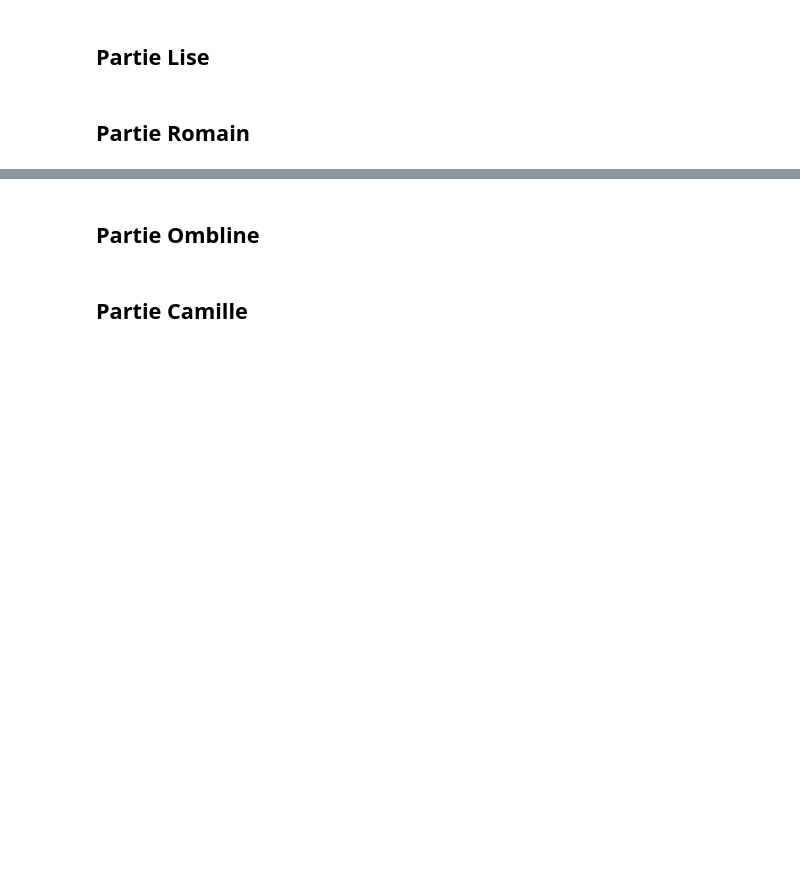
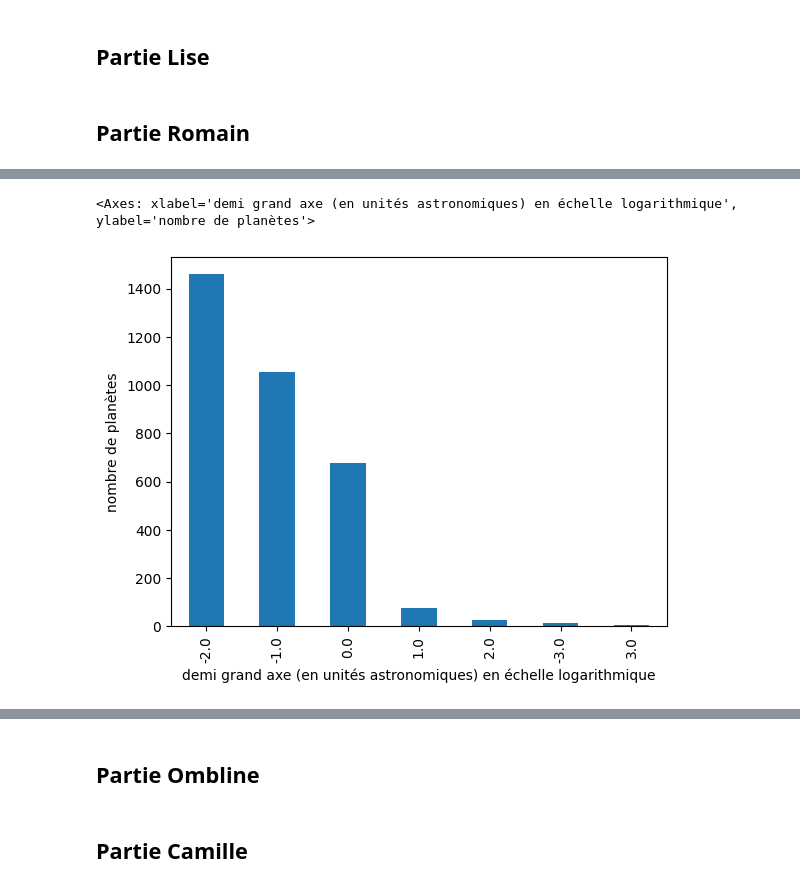
Before and after one commit to camilleprig/pe-hackathon, a Jupyter notebook: code.ipynb, the cells around one changed output, grey strips where cells are left out. Cells and saved outputs as stored; diff of their text form; code cells hidden in the pictures; blank space fills up the shorter version.

```diff
--- a/code.ipynb
+++ b/code.ipynb
@@ -15,3 +15,7 @@ df = df[df.default_flag == 1]
 dfl = df
 # %% [markdown]
 ## Partie Romain
+# %%
+
+dfr = df[["pl_name","hostname","default_flag","sy_snum","sy_pnum","rowid","pl_refname","pl_orbper","pl_orbsmax","pl_rade","pl_bmasse","pl_orbeccen"]]
+dfr.rename(axis="columns", mapper={"pl_name":"nom","pl_orbper":"période_orbite","pl_orbsmax":"demi_grand_axe","pl_rade":"rayon","pl_bmasse":"masse","pl_orbeccen":"excentricité"},inplace=True)
@@ -18,2 +27,2 @@ dfl = df
 # %%
-dfr = df
+dfr.describe()
@@ -19,0 +41,5 @@ dfr = df
+# %%
+dfr["demi_grand_axe_log"] = np.log10(dfr.demi_grand_axe)
+dfr.demi_grand_axe_log = dfr.demi_grand_axe_log//1
+
+dfr["période_orbite_log"] = np.log10(dfr.période_orbite)
@@ -19,0 +76,5 @@ dfr = df
+# %%
+dfr.demi_grand_axe_log.value_counts().plot(kind = "bar",ylabel="nombre de planètes",xlabel="demi grand axe (en unités astronomiques) en échelle logarithmique")
+# %% [output]
+<Axes: xlabel='demi grand axe (en unités astronomiques) en échelle logarithmique', ylabel='nombre de planètes'>
+[figure, added]
```
Also changed, not shown: parts of 7 cells of this notebook, 1 other file.
